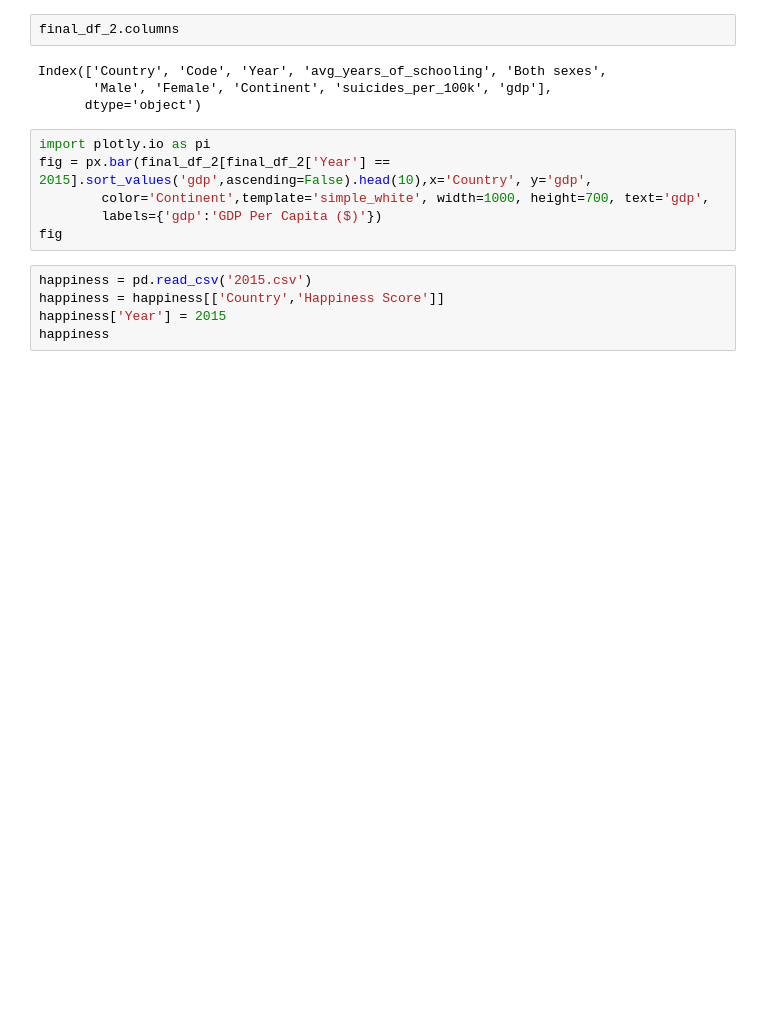
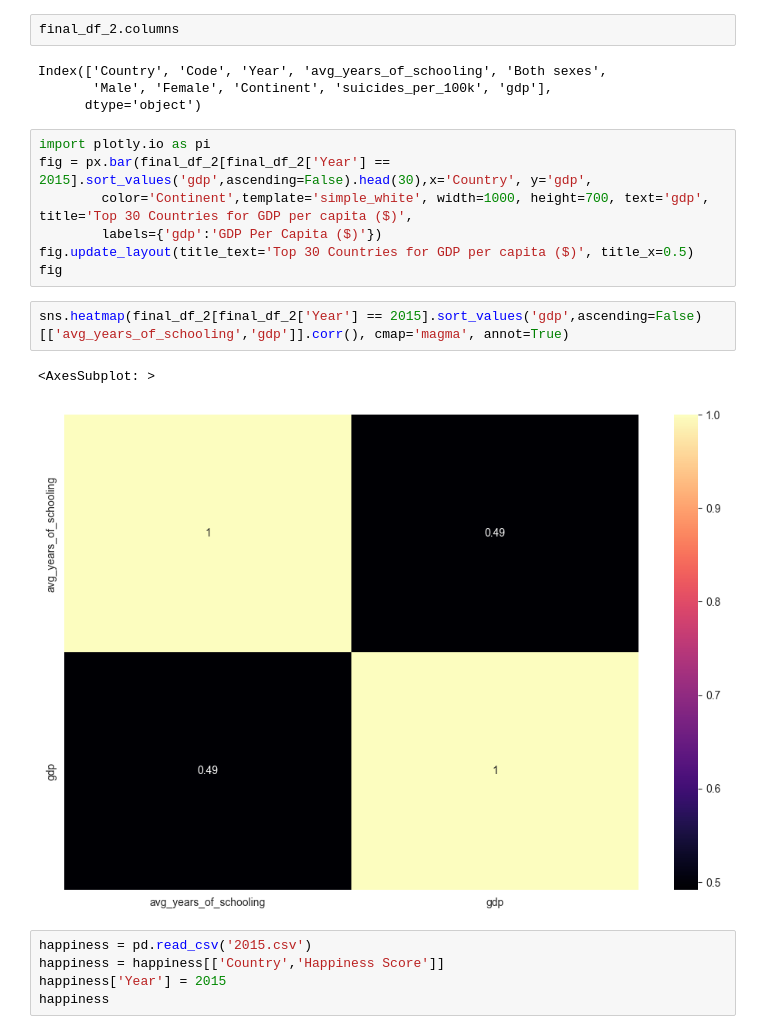
Before and after one commit to oludovisi/DSF_Final, a Jupyter notebook: DSF_Final_Project.ipynb, the cells around one changed output. Saved outputs shown, nothing was run; the diff lists cells and outputs as text; blank space fills up the shorter version.

```diff
--- a/DSF_Final_Project.ipynb
+++ b/DSF_Final_Project.ipynb
@@ -326,10 +322,16 @@ Index(['Country', 'Code', 'Year', 'avg_years_of_schooling', 'Both sexes',
       dtype='object')
 # %%
 import plotly.io as pi
-fig = px.bar(final_df_2[final_df_2['Year'] == 2015].sort_values('gdp',ascending=False).head(10),x='Country', y='gdp',
-        color='Continent',template='simple_white', width=1000, height=700, text='gdp',
+fig = px.bar(final_df_2[final_df_2['Year'] == 2015].sort_values('gdp',ascending=False).head(30),x='Country', y='gdp',
+        color='Continent',template='simple_white', width=1000, height=700, text='gdp', title='Top 30 Countries for GDP per capita ($)',
         labels={'gdp':'GDP Per Capita ($)'})
+fig.update_layout(title_text='Top 30 Countries for GDP per capita ($)', title_x=0.5)
 fig
+# %%
+sns.heatmap(final_df_2[final_df_2['Year'] == 2015].sort_values('gdp',ascending=False)[['avg_years_of_schooling','gdp']].corr(), cmap='magma', annot=True)
+# %% [output]
+<AxesSubplot: >
+[figure, added]
 # %%
 happiness = pd.read_csv('2015.csv')
 happiness = happiness[['Country','Happiness Score']]
```
Also changed, not shown: parts of 6 cells of this notebook, 3 other files.
